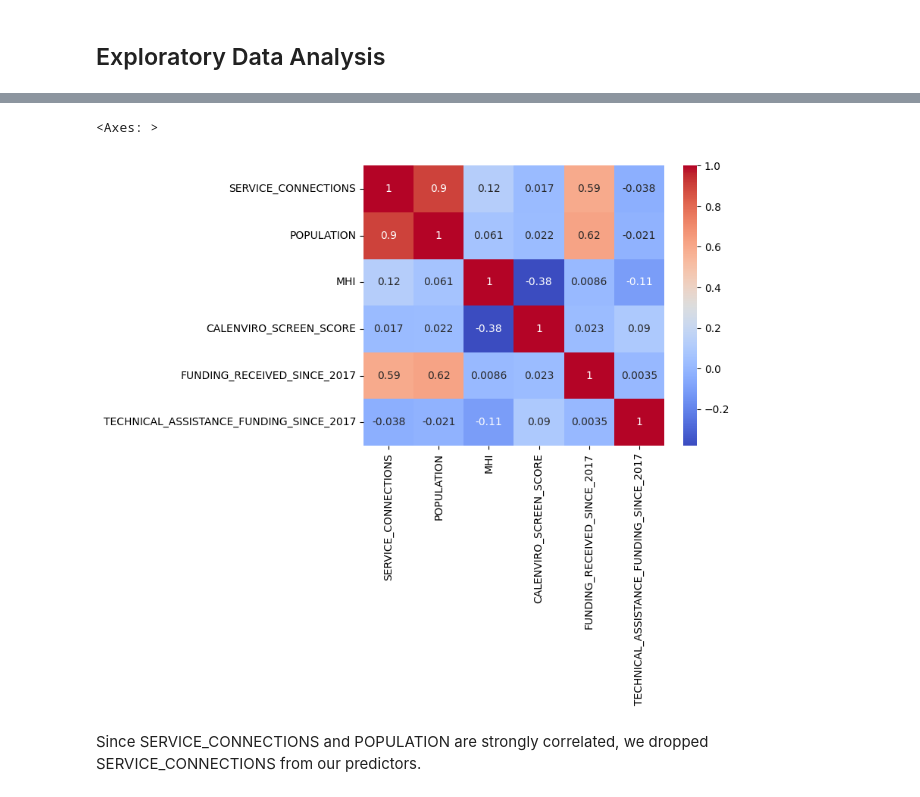
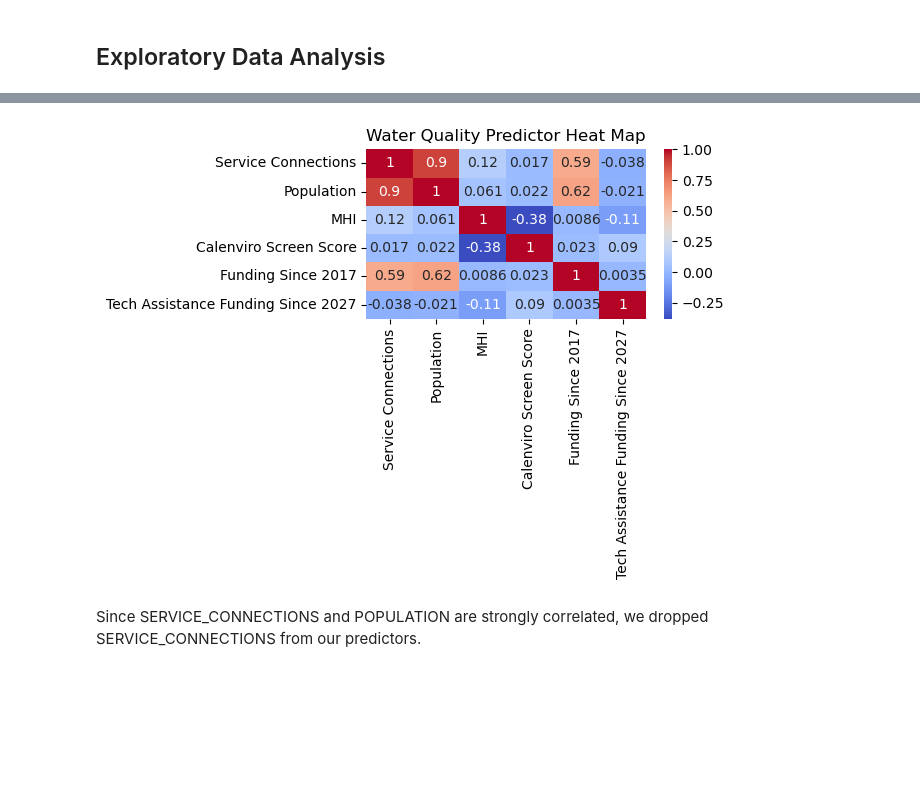
Before and after one commit to scott324/Group-11-ECS-171-Project, a Jupyter notebook: data/water_quality_classification.ipynb, the cells around one changed output, grey strips where cells are left out. Drawn from its saved outputs; the diff is of its cells as text; code cells hidden in the pictures; blank space fills up the shorter version.

```diff
--- a/data/water_quality_classification.ipynb
+++ b/data/water_quality_classification.ipynb
@@ -49,18 +58,24 @@ dtypes: float64(4), int64(3), object(4)
 memory usage: 275.5+ KB
 # %%
 # Drop missing values
-water_data_clean = water_data_include.dropna()
+water_data_clean = water_data_include.dropna().reset_index(drop=True)
 # %%
-# Identify multicolinearity between continuous variables
+# Identify colinearity between continuous variables
 water_cont = water_data_clean[['SERVICE_CONNECTIONS', 'POPULATION', 'MHI',
                            'CALENVIRO_SCREEN_SCORE', 'FUNDING_RECEIVED_SINCE_2017',
                            'TECHNICAL_ASSISTANCE_FUNDING_SINCE_2017']]
 
+heatmap_labels = ['Service Connections', 'Population', 'MHI', 'Calenviro Screen Score',
+                  'Funding Since 2017', 'Tech Assistance Funding Since 2027']
+
 # Heat map
-sns.heatmap(water_cont.corr(), annot=True, cmap='coolwarm')
+sns.heatmap(water_cont.corr(), annot=True, cmap='coolwarm',
+            xticklabels=heatmap_labels, yticklabels=heatmap_labels
+            ).set_title("Water Quality Predictor Heat Map")
+
+plt.tight_layout()
 # %% [output]
-<Axes: >
-[figure, old version]
+[figure, new version]
 # %% [markdown]
 Since SERVICE_CONNECTIONS and POPULATION are strongly correlated, we dropped SERVICE_CONNECTIONS from our predictors.
 # %% [markdown]
```
Also changed, not shown: parts of 34 cells of this notebook.
